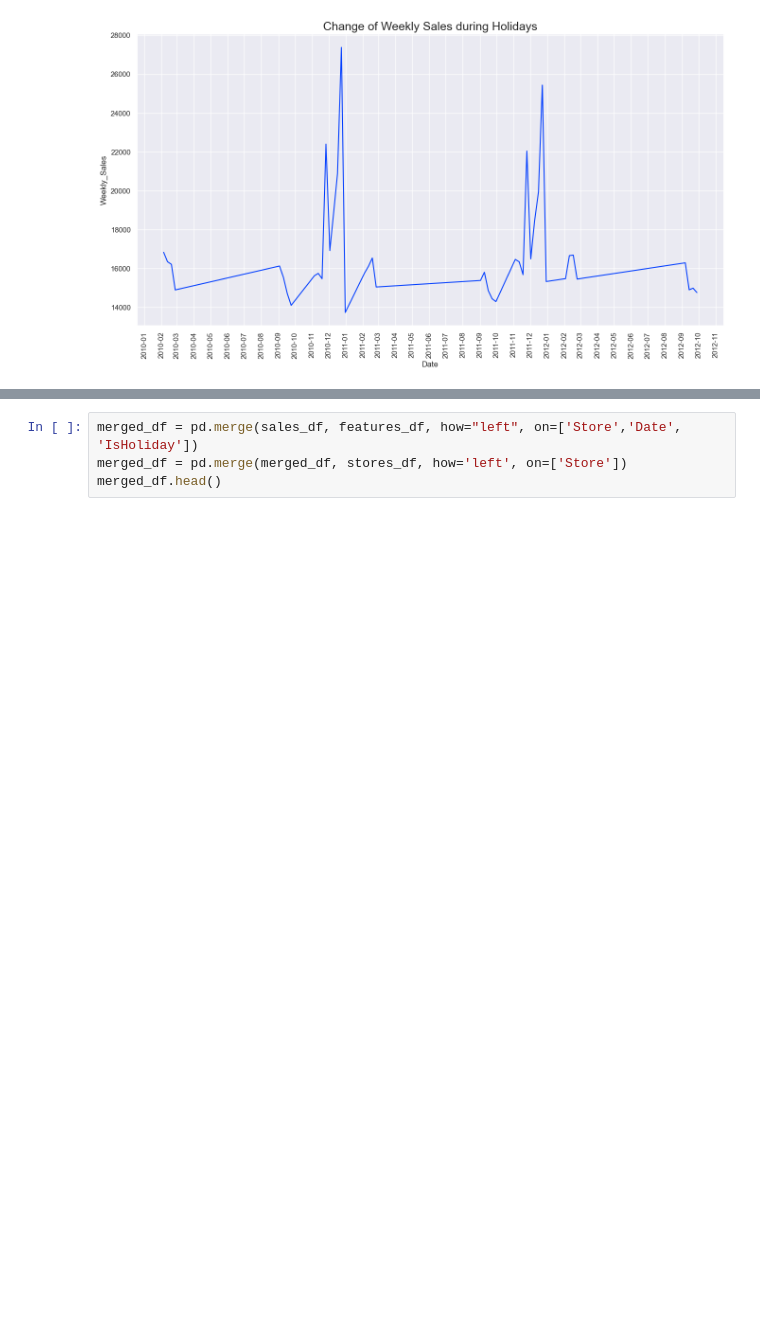
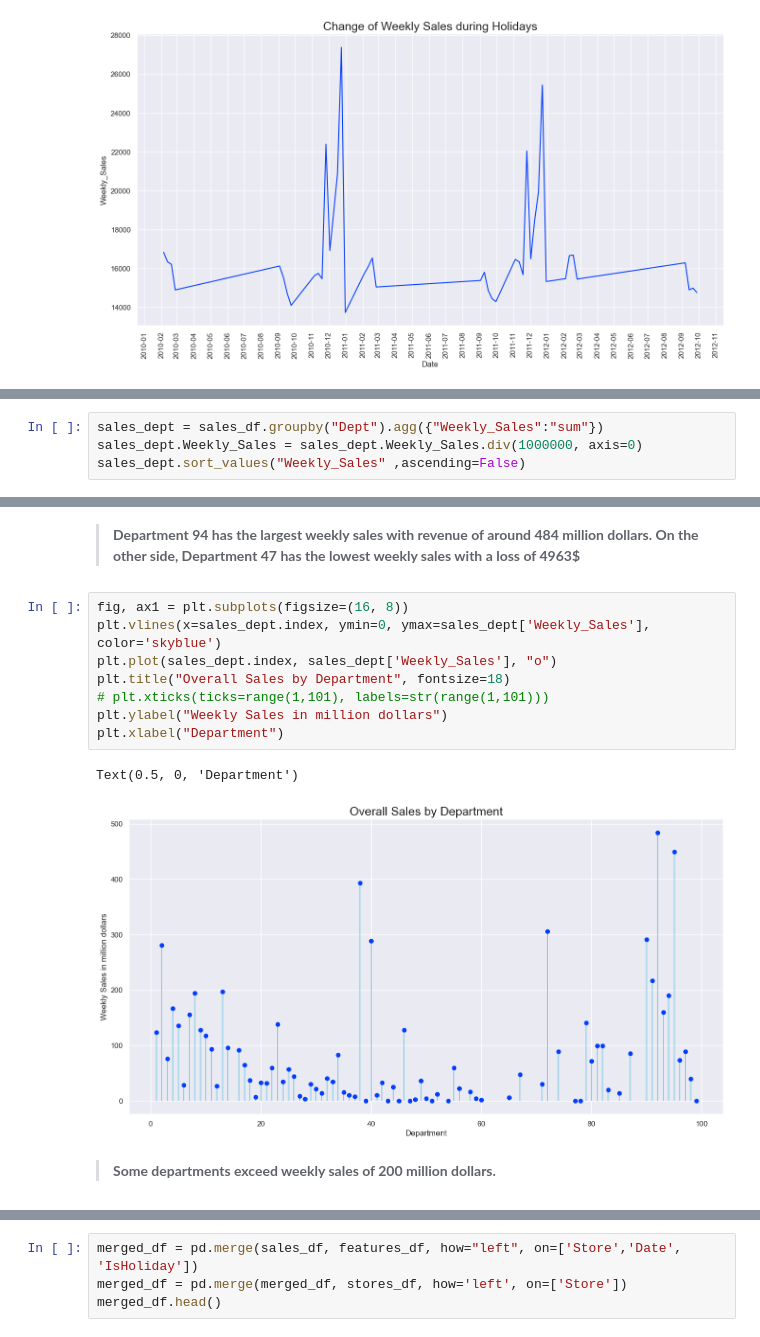
Before and after one commit to MoRaouf/Academic-Performance-Analysis, a Jupyter notebook: notebooks/01_EDA.ipynb, the cells around one changed output, grey strips where cells are left out. Cells and saved outputs as stored; diff of their text form; blank space fills up the shorter version.

```diff
--- a/notebooks/01_EDA.ipynb
+++ b/notebooks/01_EDA.ipynb
@@ -373,0 +396,4 @@ plot_time_series(df=sales_holiday, x="Date", y="Weekly_Sales",
+# %%
+sales_dept = sales_df.groupby("Dept").agg({"Weekly_Sales":"sum"})
+sales_dept.Weekly_Sales = sales_dept.Weekly_Sales.div(1000000, axis=0)
+sales_dept.sort_values("Weekly_Sales" ,ascending=False)
@@ -373,0 +415,15 @@ plot_time_series(df=sales_holiday, x="Date", y="Weekly_Sales",
+# %% [markdown]
+>**Department 94 has the largest weekly sales with revenue of around 484 million dollars. On the other side, Department 47 has the lowest weekly sales with a loss of 4963$**
+# %%
+fig, ax1 = plt.subplots(figsize=(16, 8))
+plt.vlines(x=sales_dept.index, ymin=0, ymax=sales_dept['Weekly_Sales'], color='skyblue')
+plt.plot(sales_dept.index, sales_dept['Weekly_Sales'], "o")
+plt.title("Overall Sales by Department", fontsize=18)
+# plt.xticks(ticks=range(1,101), labels=str(range(1,101)))
+plt.ylabel("Weekly Sales in million dollars")
+plt.xlabel("Department")
+# %% [output]
+Text(0.5, 0, 'Department')
+[figure, added]
+# %% [markdown]
+> **Some departments exceed weekly sales of 200 million dollars.**
```
Also changed, not shown: parts of 33 cells of this notebook, 3 other files.
